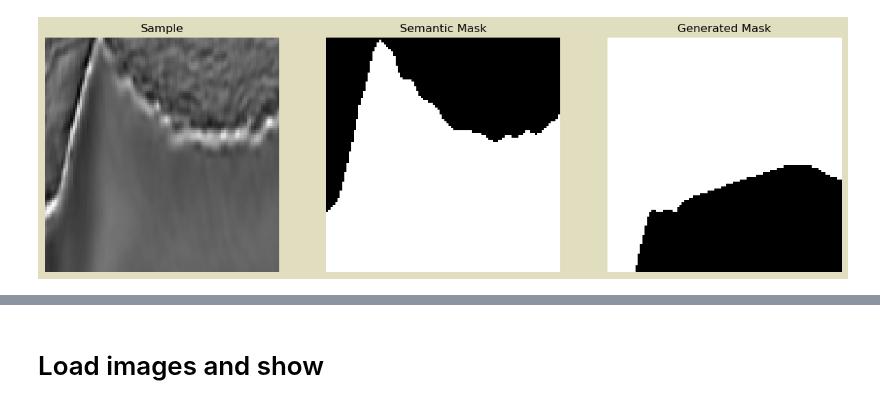
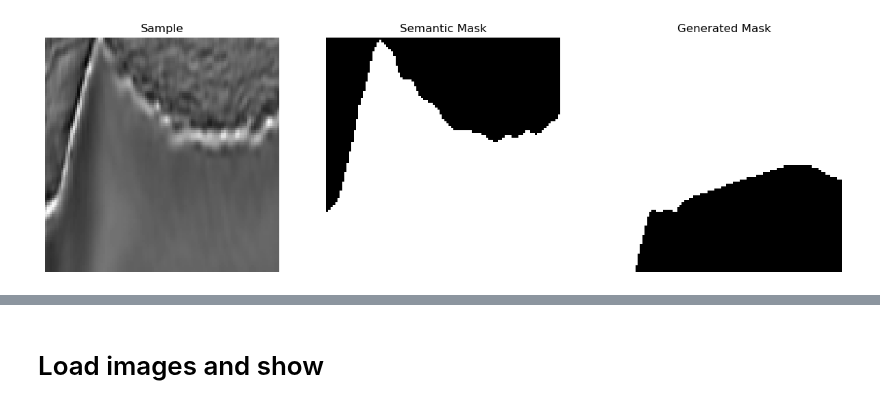
Before and after one commit to lucterres/textureSSD, a Jupyter notebook: suport/msk morf ops.ipynb, the cells around one changed output, grey strips where cells are left out. Saved outputs shown, nothing was run; the diff lists cells and outputs as text; code cells hidden in the pictures.

```diff
--- a/suport/msk morf ops.ipynb
+++ b/suport/msk morf ops.ipynb
@@ -48,7 +48,7 @@ def load(path):
     sample = cv2.cvtColor(sample, cv2.COLOR_BGR2GRAY)
     return sample
 # %%
-sample_path="tgs_salt/1bd1c8c771.png"
-sample_semantic_mask_path="tgs_salt/1bd1c8c771Mask.png"
-generat_mask_path="tgs_salt/0bdd44d530Mask.png"
+sample_path="../tgs_salt/1bd1c8c771.png"
+sample_semantic_mask_path="../tgs_salt/1bd1c8c771Mask.png"
+generat_mask_path="../tgs_salt/0bdd44d530Mask.png"
 # %%
@@ -92,5 +78,5 @@ array([[[ 19.        ,   0.17453292]],
 # %%
-sample_path="tgs_salt/1bd1c8c771.png"
+sample_path="../tgs_salt/1bd1c8c771.png"
 original = cv2.imread(sample_path)
 # %%
 original = cv2.imread(sample_path)
@@ -158,18 +124,0 @@ plt.show()
-# %%
-sample = load(sample_path)
-sample_semantic_mask = load(sample_semantic_mask_path)
-generat_mask = load(generat_mask_path)
-
-plt.figure(figsize=(15,15),facecolor="#e1ddbf")
-plt.subplot(131),plt.imshow(sample,cmap = 'gray')
-plt.title('Sample'), plt.xticks([]), plt.yticks([])
-plt.axis('off')
-plt.subplot(132),plt.imshow(sample_semantic_mask,cmap = 'gray')
-plt.title('Semantic Mask'), plt.xticks([]), plt.yticks([])
-plt.axis('off')
-plt.subplot(133),plt.imshow(generat_mask,cmap = 'gray')
-plt.title('Generated Mask'), plt.xticks([]), plt.yticks([])
-plt.axis('off')
-plt.show()
-# %% [output]
-[figure, removed]
@@ -176 +127,9 @@ plt.show()
+# %%
+sample = load(sample_path)
+sample_semantic_mask = load(sample_semantic_mask_path)
+generat_mask = load(generat_mask_path)
+
+pm.showImages([sample, sample_semantic_mask, generat_mask], ["Sample", "Semantic Mask", "Generated Mask"], (15, 15))
+# %% [output]
+[figure, added]
 # %%
```
Also changed, not shown: parts of 21 cells of this notebook, 10 other files.
